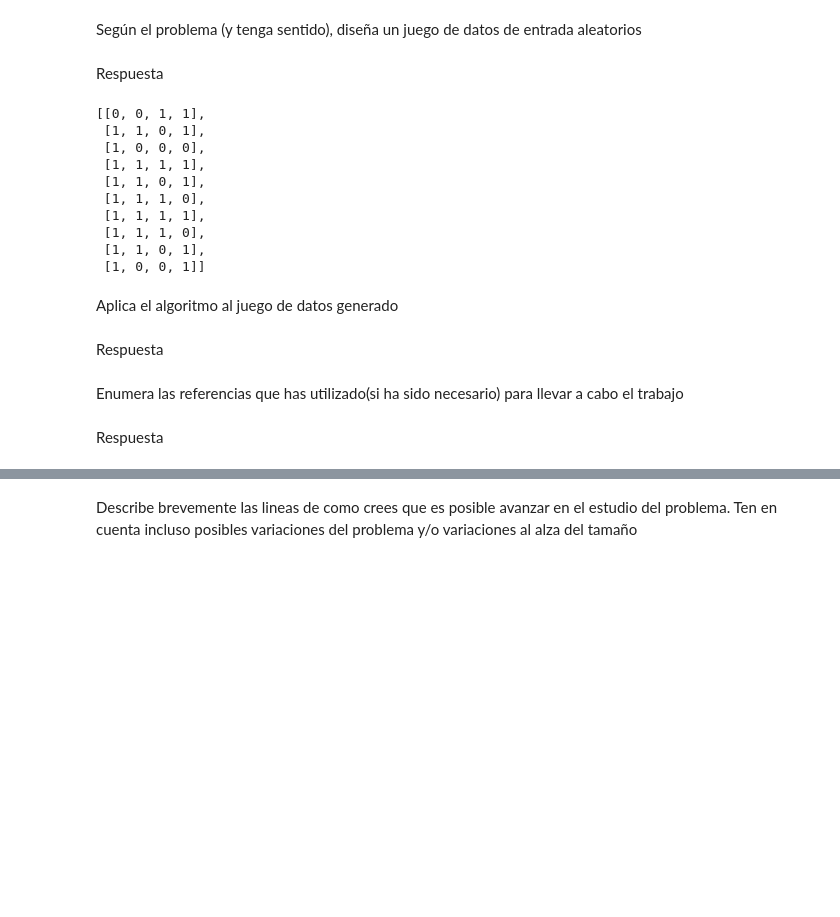
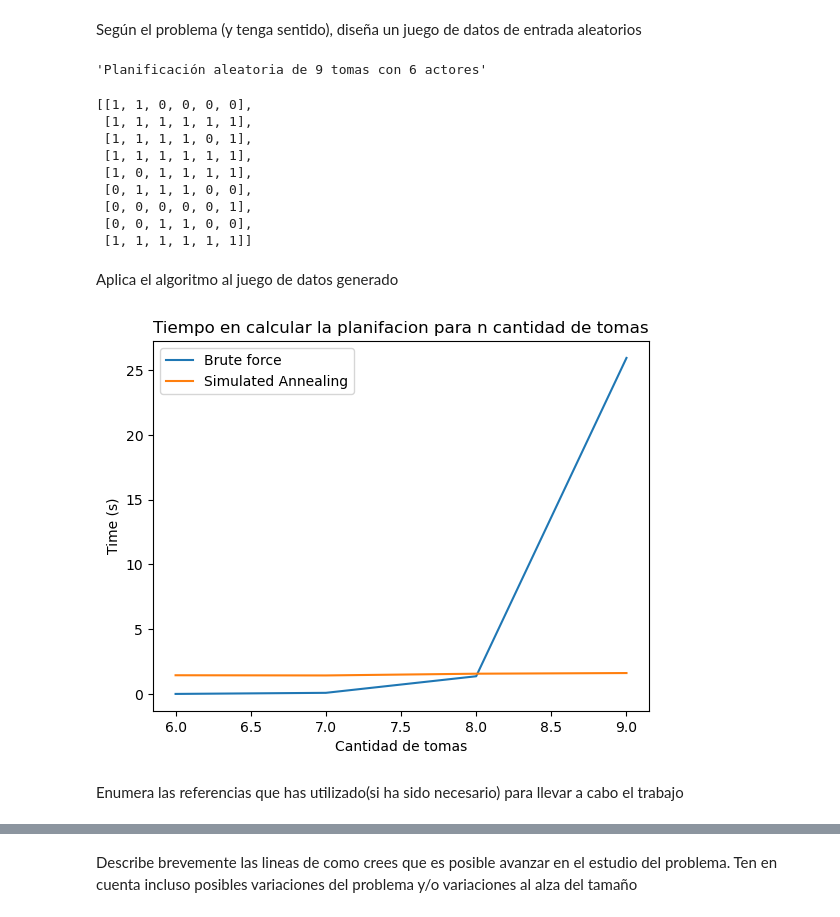
Before and after one commit to EmaSuriano/master-ai-algo, a Jupyter notebook: Seminario_Algoritmos.ipynb, the cells around one changed output, grey strips where cells are left out. Drawn from its saved outputs; the diff is of its cells as text; code cells hidden in the pictures; blank space fills up the shorter version.

```diff
--- a/Seminario_Algoritmos.ipynb
+++ b/Seminario_Algoritmos.ipynb
@@ -424,11 +462,6 @@ Respuesta
 # %% [markdown]
 Según el problema (y tenga sentido), diseña un juego de datos de entrada aleatorios
-# %% [markdown]
-Respuesta
 # %%
-import random
-
-
 def generate_schedule(n_days: int, n_actor: int) -> list[list]:
     # generate empty schedule
     schedule = [[] for _ in list(range(n_days))]
@@ -447,19 +480,27 @@ def generate_schedule(n_days: int, n_actor: int) -> list[list]:
     return schedule
 
 
-display(generate_schedule(10, 4))
+# At least 6 takes to 10
+n_takes = random.randint(6, 10)
+
+# At least 4 actors to 8
+n_actor = random.randint(4, 8)
+
+# Create new schedule
+random_schedule = generate_schedule(n_takes, n_actor)
+display(
+    f"Planificación aleatoria de {n_takes} tomas con {n_actor} actores", random_schedule
+)
 # %% [output]
-[[0, 0, 1, 1],
- [1, 1, 0, 1],
- [1, 0, 0, 0],
- [1, 1, 1, 1],
- [1, 1, 0, 1],
- [1, 1, 1, 0],
- [1, 1, 1, 1],
- [1, 1, 1, 0],
- [1, 1, 0, 1],
- [1, 0, 0, 1]]
+'Planificación aleatoria de 9 tomas con 6 actores'
+[[1, 1, 0, 0, 0, 0],
+ [1, 1, 1, 1, 1, 1],
+ [1, 1, 1, 1, 0, 1],
+ [1, 1, 1, 1, 1, 1],
+ [1, 0, 1, 1, 1, 1],
+ [0, 1, 1, 1, 0, 0],
+ [0, 0, 0, 0, 0, 1],
+ [0, 0, 1, 1, 0, 0],
+ [1, 1, 1, 1, 1, 1]]
 # %% [markdown]
 Aplica el algoritmo al juego de datos generado
-# %% [markdown]
-Respuesta
@@ -468,4 +507,36 @@ Respuesta
+# %%
+import seaborn as sns
+import matplotlib.pyplot as plt
+from timeit import timeit
+
+execution_time_bf = []
+execution_time_sa = []
+input_sizes = list(range(6, 10))
+
+for n in input_sizes:
+    random_schedule = generate_schedule(n, 4)
+    execution_time_bf.append(
+        timeit(
+            lambda: get_planning_BF(random_schedule, max_takes_per_day=6),
+            number=1,
+        )
+    )
+    execution_time_sa.append(
+        timeit(
+            lambda: get_planning_SA(random_schedule, max_takes_per_day=6),
+            number=1,
+        )
+    )
+
+sns.lineplot(x=input_sizes, y=execution_time_bf, label="Brute force")
+sns.lineplot(x=input_sizes, y=execution_time_sa, label="Simulated Annealing")
+
+plt.xlabel("Cantidad de tomas")
+plt.ylabel("Time (s)")
+plt.title("Tiempo en calcular la planifacion para n cantidad de tomas")
+
+plt.show()
+# %% [output]
+[figure, added]
 # %% [markdown]
 Enumera las referencias que has utilizado(si ha sido necesario) para llevar a cabo el trabajo
-# %% [markdown]
-Respuesta
```
Also changed, not shown: parts of 24 cells of this notebook.
